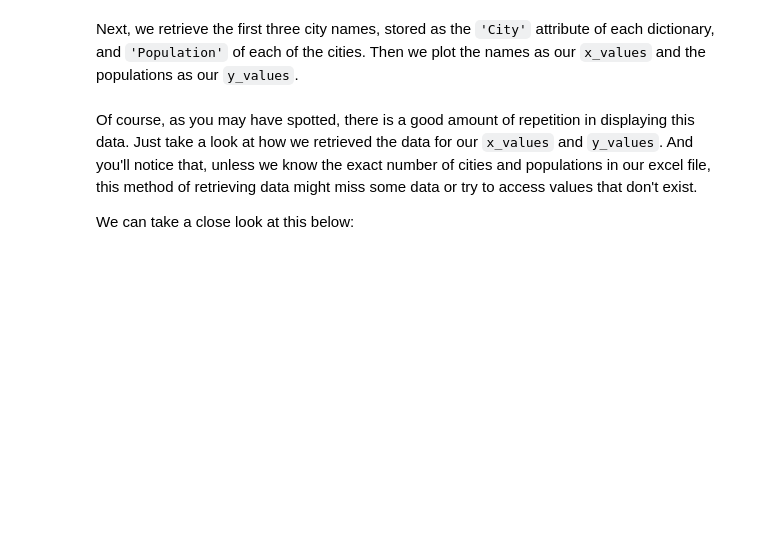
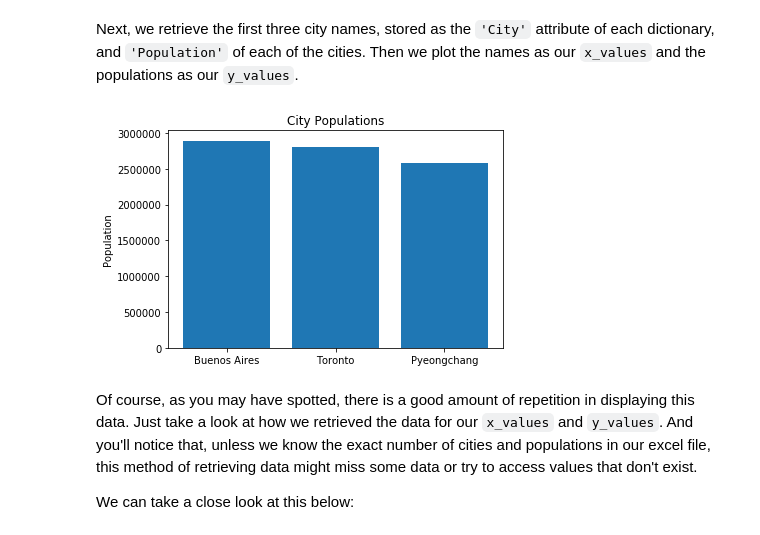
Before and after one commit to learn-co-curriculum/dsc-looping-over-collections-lab, a Jupyter notebook: index.ipynb, the cells around one changed output. Saved outputs shown, nothing was run; the diff lists cells and outputs as text; code cells hidden in the pictures; blank space fills up the shorter version.

Commit message:
ALERT: Cell Mismatch. Auto-create curriculum branch from solution + master

```diff
--- a/index.ipynb
+++ b/index.ipynb
@@ -18,6 +18,12 @@ import pandas as pd
 file_name = './cities.xlsx'
 travel_df = pd.read_excel(file_name)
 cities = travel_df.to_dict('records')
+# %%
+# __SOLUTION__
+import pandas as pd
+file_name = './cities.xlsx'
+travel_df = pd.read_excel(file_name)
+cities = travel_df.to_dict('records')
 # %% [markdown]
 Next, we retrieve the first three city names, stored as the `'City'` attribute of each dictionary, and `'Population'` of each of the cities.  Then we plot the names as our `x_values` and the populations as our `y_values`.
 # %%
@@ -33,6 +39,22 @@ plt.ylabel('Population')
 plt.title('City Populations')
 
 plt.show()
+# %%
+# __SOLUTION__
+import matplotlib.pyplot as plt
+
+%matplotlib inline
+
+x_values = [cities[0]['City'], cities[1]['City'], cities[2]['City']]
+y_values = [cities[0]['Population'], cities[1]['Population'], cities[2]['Population']]
+
+plt.bar(x_values, y_values)
+plt.ylabel('Population')
+plt.title('City Populations')
+
+plt.show()
+# %% [output]
+[figure, added]
 # %% [markdown]
 Of course, as you may have spotted, there is a good amount of repetition in displaying this data.  Just take a look at how we retrieved the data for our `x_values` and `y_values`. And you'll notice that, unless we know the exact number of cities and populations in our excel file, this method of retrieving data might miss some data or try to access values that don't exist.
 
```
Also changed, not shown: parts of 13 cells of this notebook, 5 other files.
